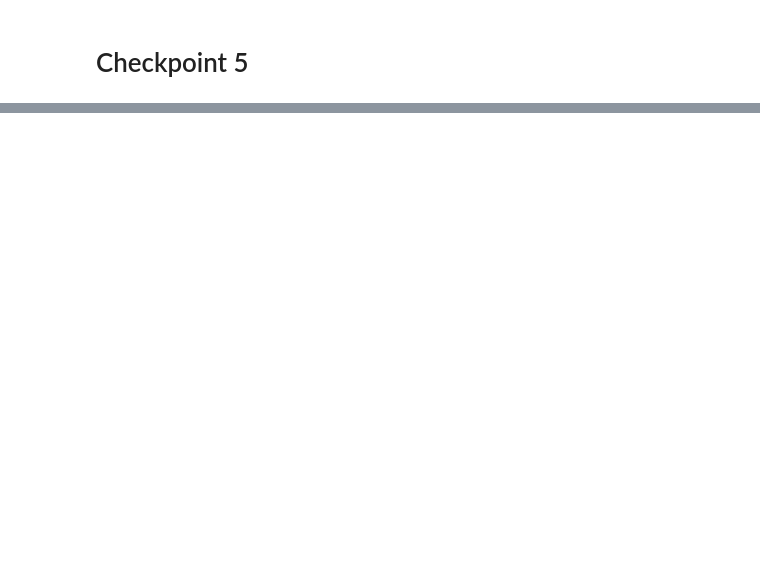
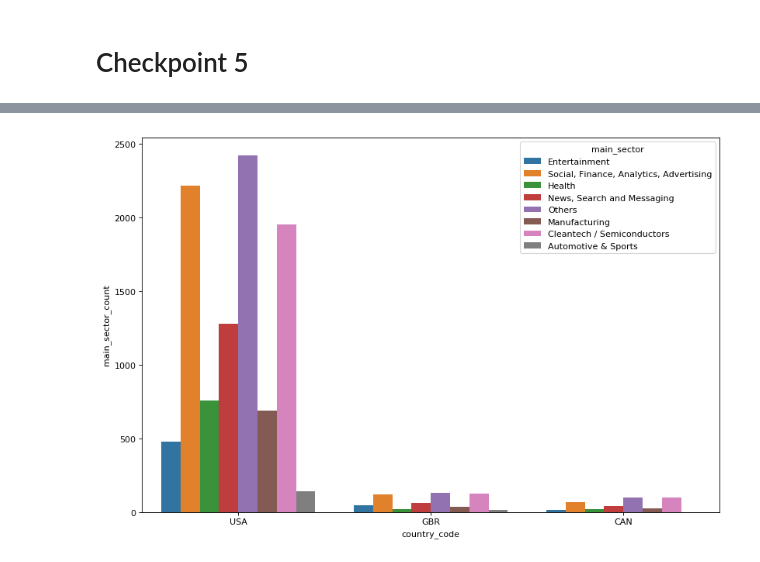
Before and after one commit to Nav33nn/investmentAnalysis, a Jupyter notebook: InvestmentAnalysis/investmentAnalysis_assignment.ipynb, the cells around one changed output, grey strips where cells are left out. Drawn from its saved outputs; the diff is of its cells as text; code cells hidden in the pictures; blank space fills up the shorter version.

```diff
--- a/InvestmentAnalysis/investmentAnalysis_assignment.ipynb
+++ b/InvestmentAnalysis/investmentAnalysis_assignment.ipynb
@@ -460,8 +460,16 @@ D22 = D2.groupby('main_sector').agg({'main_sector':'count'}).add_suffix('_count'
 D33 = D3.groupby('main_sector').agg({'main_sector':'count'}).add_suffix('_count').reset_index()
 # %%
 D1= pd.merge(D1,D11,how='inner', left_on = 'main_sector', right_on='main_sector')
-D2= pd.merge(D2,D2,how='inner', left_on = 'main_sector', right_on='main_sector')
+D2= pd.merge(D2,D22,how='inner', left_on = 'main_sector', right_on='main_sector')
 D3= pd.merge(D3,D33,how='inner', left_on = 'main_sector', right_on='main_sector')
+# %%
+D111 = D1.groupby(['main_sector'])['raised_amount_usd'].agg('sum').reset_index().rename(columns={'raised_amount_usd':'raised_amount_usd_sum'})
+D222 = D2.groupby(['main_sector'])['raised_amount_usd'].agg('sum').reset_index().rename(columns={'raised_amount_usd':'raised_amount_usd_sum'})
+D333 = D3.groupby(['main_sector'])['raised_amount_usd'].agg('sum').reset_index().rename(columns={'raised_amount_usd':'raised_amount_usd_sum'})
+# %%
+D1= pd.merge(D1,D111,how='inner', left_on = 'main_sector', right_on='main_sector')
+D2= pd.merge(D2,D222,how='inner', left_on = 'main_sector', right_on='main_sector')
+D3= pd.merge(D3,D333,how='inner', left_on = 'main_sector', right_on='main_sector')
 # %%
 D1
 # %% [output]
@@ -485,0 +848,3 @@ D1
+# %%
+final_frame = pd.concat([D1,D2,D3])
+final_frame
@@ -485,0 +870,7 @@ D1
+# %%
+plt.figure(num=None, figsize=(12, 8), dpi=80, facecolor='w', edgecolor='k')
+
+sns.barplot(x='country_code', y='main_sector_count', hue="main_sector", data=final_frame, estimator=np.median)
+plt.show()
+# %% [output]
+[figure, added]
```
Also changed, not shown: parts of 44 cells of this notebook, 5 other files.
